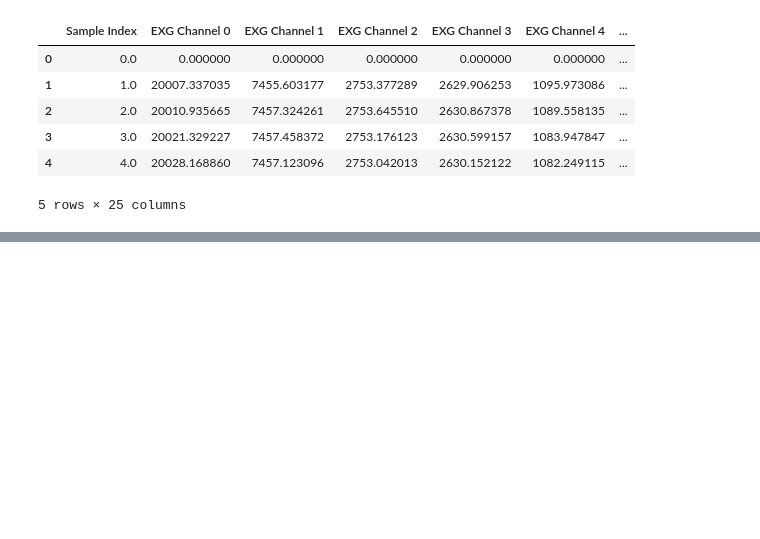
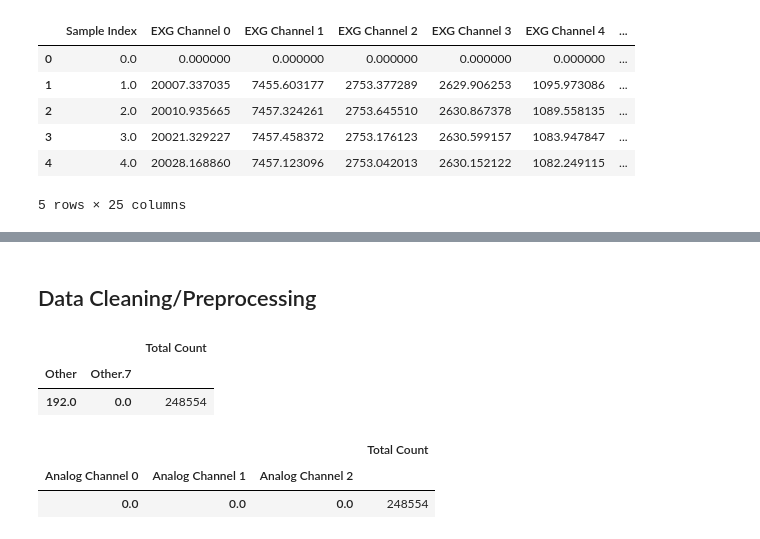
Before and after one commit to srgelinas/cogs189_final, a Jupyter notebook: final_project.ipynb, the cells around one changed output, grey strips where cells are left out. Saved outputs shown, nothing was run; the diff lists cells and outputs as text; code cells hidden in the pictures; blank space fills up the shorter version.

Commit message:
checked missing values

```diff
--- a/final_project.ipynb
+++ b/final_project.ipynb
@@ -3,5 +14,6 @@ import pandas as pd
 # %%
-df = pd.read_csv('data/stephen_eeg.txt')
+# read EEG data
+df = pd.read_csv('data/eeg.txt')
 df.head()
 # %% [output]
 |  | Sample Index | EXG Channel 0 | EXG Channel 1 | EXG Channel 2 | EXG Channel 3 | EXG Channel 4 | ... |
@@ -21,0 +55,17 @@ df.head()
+# %% [markdown]
+## Data Cleaning/Preprocessing
+# %%
+# "Other" channels that didn't collect EEG data
+df[[' Other', ' Other.7']].value_counts().to_frame(name='Total Count')
+# %% [output]
+|  |  | Total Count |
+| Other | Other.7 |  |
+| 192.0 | 0.0 | 248554 |
+# %%
+# "Analog" channels that didn't collect EEG data
+analog = [' Analog Channel 0', ' Analog Channel 1', ' Analog Channel 2']
+df[analog].value_counts().to_frame(name='Total Count')
+# %% [output]
+|  |  |  | Total Count |
+| Analog Channel 0 | Analog Channel 1 | Analog Channel 2 |  |
+| 0.0 | 0.0 | 0.0 | 248554 |
```
Also changed, not shown: parts of 13 cells of this notebook, 2 other files.
